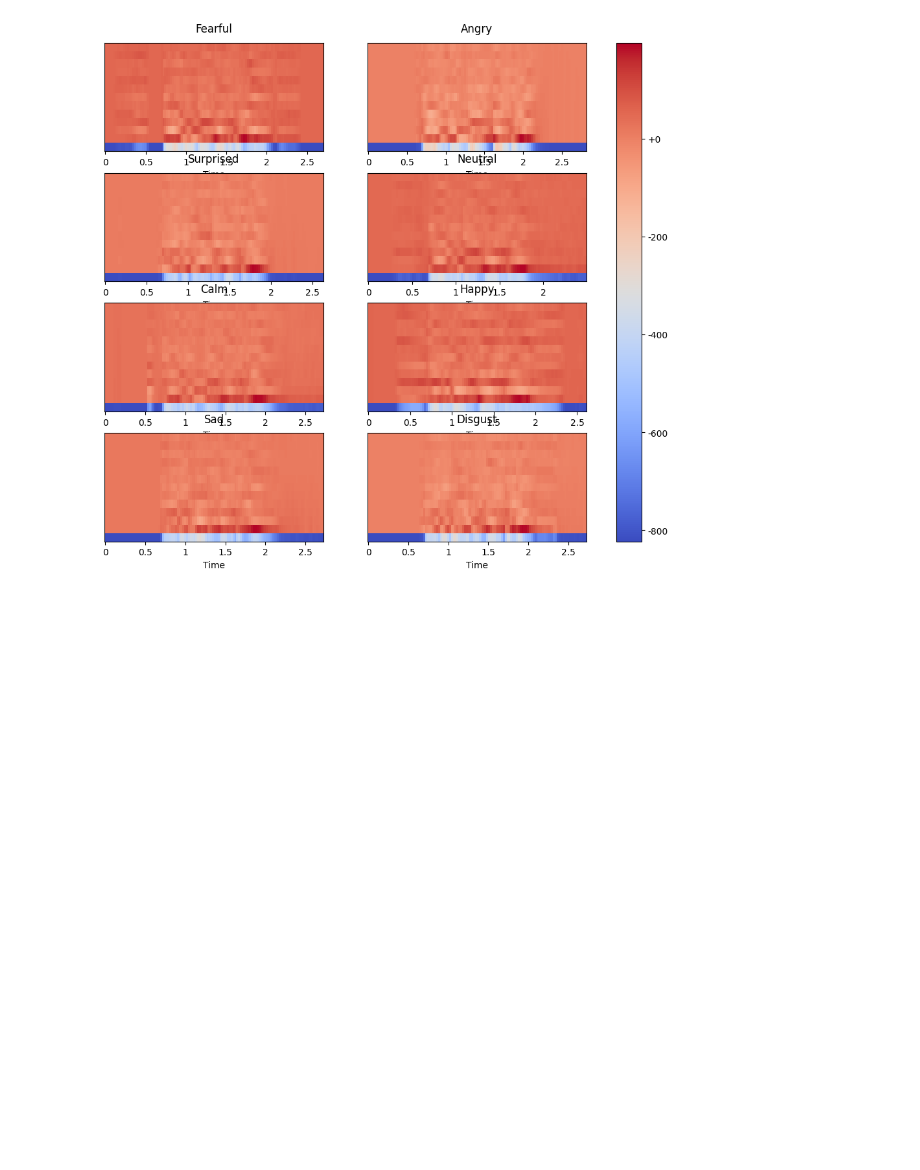
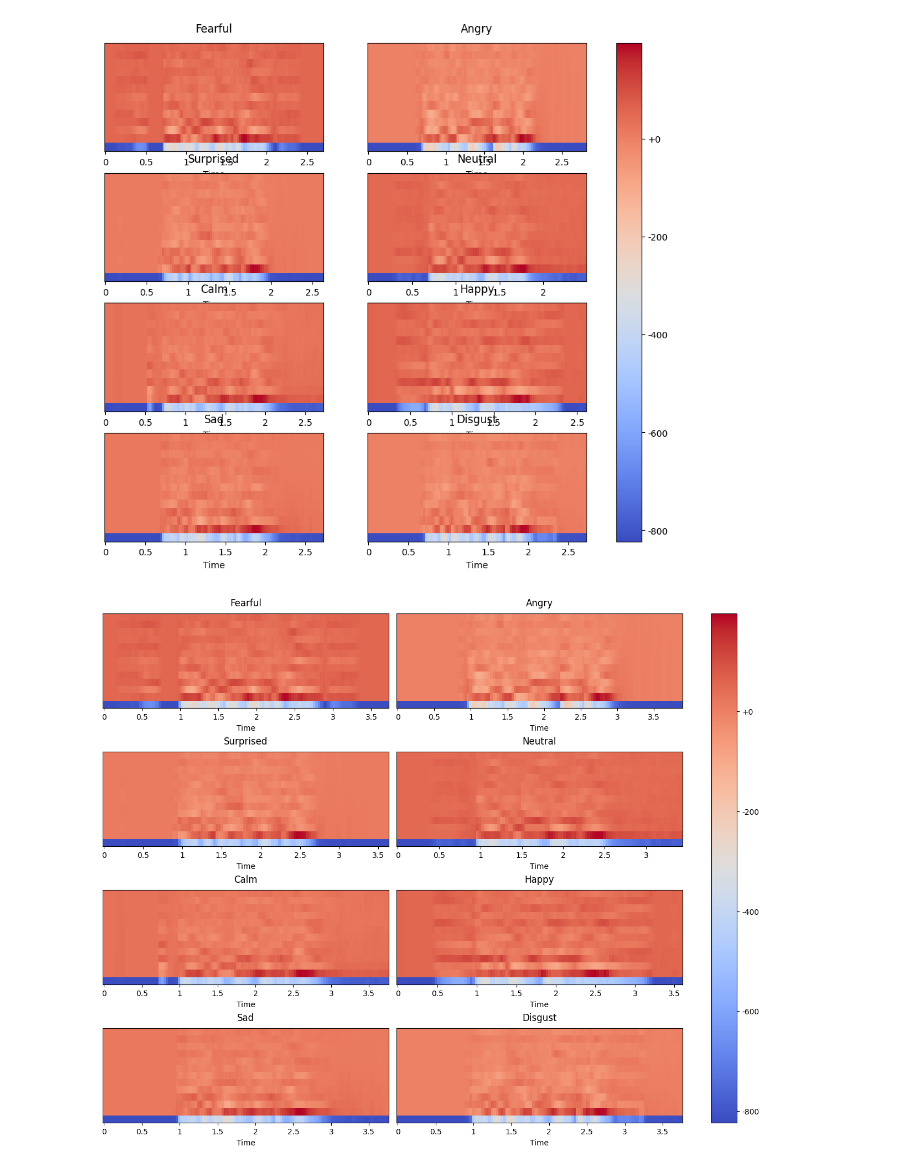
Before and after one commit to zackhng/CDS, a Jupyter notebook: notebooks/audio_analysis.ipynb, the cells around one changed output. Cells and saved outputs as stored; diff of their text form; code cells hidden in the pictures; blank space fills up the shorter version.

```diff
--- a/notebooks/audio_analysis.ipynb
+++ b/notebooks/audio_analysis.ipynb
@@ -633,6 +752,37 @@ fig.colorbar(img, ax=axs, format="%+2.0f")
 plt.show()
 # %% [output]
 [figure]
+# %%
+import librosa
+import librosa.display
+import matplotlib.pyplot as plt
+import numpy as np
+
+fig, axs = plt.subplots(4, 2, figsize=(12, 10), constrained_layout=True)
+axs = axs.flatten()
+
+for i, (emotion, file_name) in enumerate(sample_per_emotion.items()):
+    file_path = audio_dir / file_name
+    y, sr = librosa.load(file_path, sr=16000)
+
+    mfcc = librosa.feature.mfcc(y=y, sr=sr, n_mfcc=13)
+
+    img = librosa.display.specshow(
+        mfcc,
+        sr=sr,
+        x_axis='time',
+        ax=axs[i]
+    )
+
+    axs[i].set_title(emotion.title(), pad=10)
+
+# shared colorbar
+fig.colorbar(img, ax=axs, format="%+2.0f")
+
+fig.savefig('mfcc_image.png')
+plt.show()
+# %% [output]
+[figure, added]
 # %% [markdown]
 MFCCs are not frequencies. They are compressed features derived from the Mel spectrogram.
 
```
Also changed, not shown: parts of 15 cells of this notebook, 1 other file.
